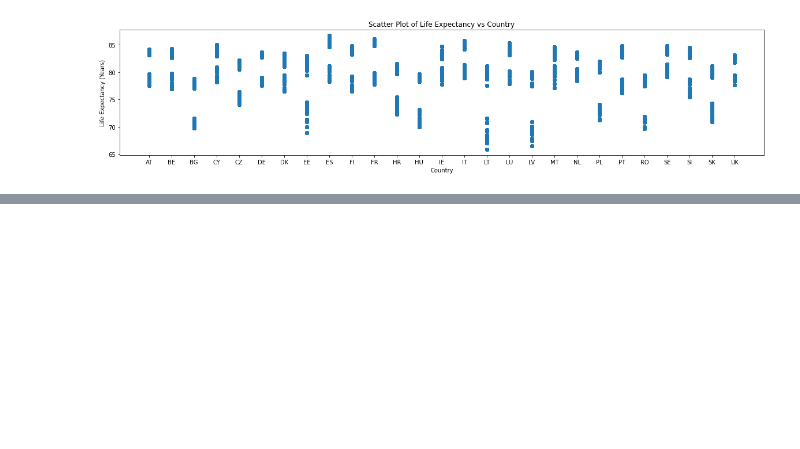
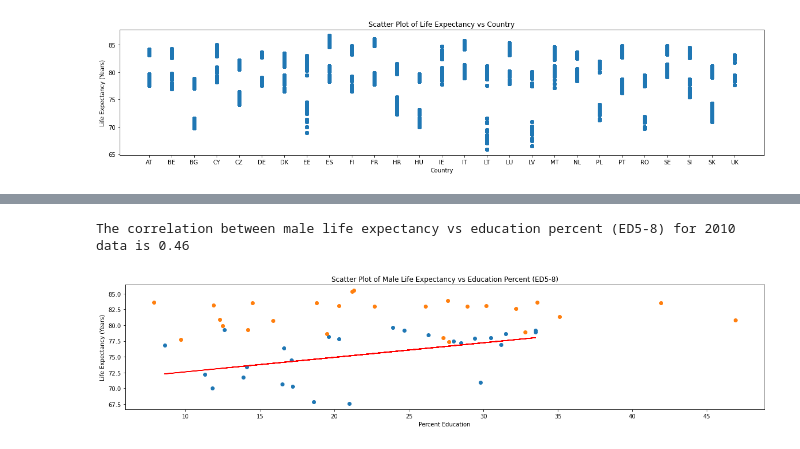
Before and after one commit to ywu223/Capstone1_Compsognathus, a Jupyter notebook: project1john.ipynb, the cells around one changed output, grey strips where cells are left out. Saved outputs shown, nothing was run; the diff lists cells and outputs as text; code cells hidden in the pictures; blank space fills up the shorter version.

```diff
--- a/project1john.ipynb
+++ b/project1john.ipynb
@@ -76,0 +109,27 @@ KeyboardInterrupt:
+# %%
+# Scatter Plot
+# using filtered data
+
+plt.figure(figsize=(20,4))
+plt.scatter(filtered_2010_male_ED5_8_Y50_54_geo_df['normal_percentage'], filtered_2010_male_ED5_8_Y50_54_geo_df['Life_expectancy_in_years'])
+
+plt.scatter(filtered_2010_female_ED5_8_Y50_54_geo_df['normal_percentage'], filtered_2010_female_ED5_8_Y50_54_geo_df['Life_expectancy_in_years'])
+
+plt.title("Scatter Plot of Male Life Expectancy vs Education Percent (ED5-8)")
+plt.xlabel("Percent Education")
+plt.ylabel("Life Expectancy (Years)")
+
+# Calculate the correlation coefficient and linear regression model
+# Get the regression data
+(slope, intercept, rvalue, pvalue, stderr) = linregress(filtered_2010_male_ED5_8_Y50_54_geo_df['normal_percentage'], filtered_2010_male_ED5_8_Y50_54_geo_df['Life_expectancy_in_years'])
+# Print the correlation coefficient
+print(f"The correlation between male life expectancy vs education percent (ED5-8) for 2010 data is {round(rvalue, 2)}")
+
+# Create the line for the regression data and plot them
+tv_vs_wt_fit = slope * filtered_2010_male_ED5_8_Y50_54_geo_df['normal_percentage'] + intercept
+plt.plot(filtered_2010_male_ED5_8_Y50_54_geo_df['normal_percentage'],tv_vs_wt_fit,'-', color='r');
+
+plt.show()
+# %% [output]
+The correlation between male life expectancy vs education percent (ED5-8) for 2010 data is 0.46
+[figure, added]
```
Also changed, not shown: parts of 9 cells of this notebook.
